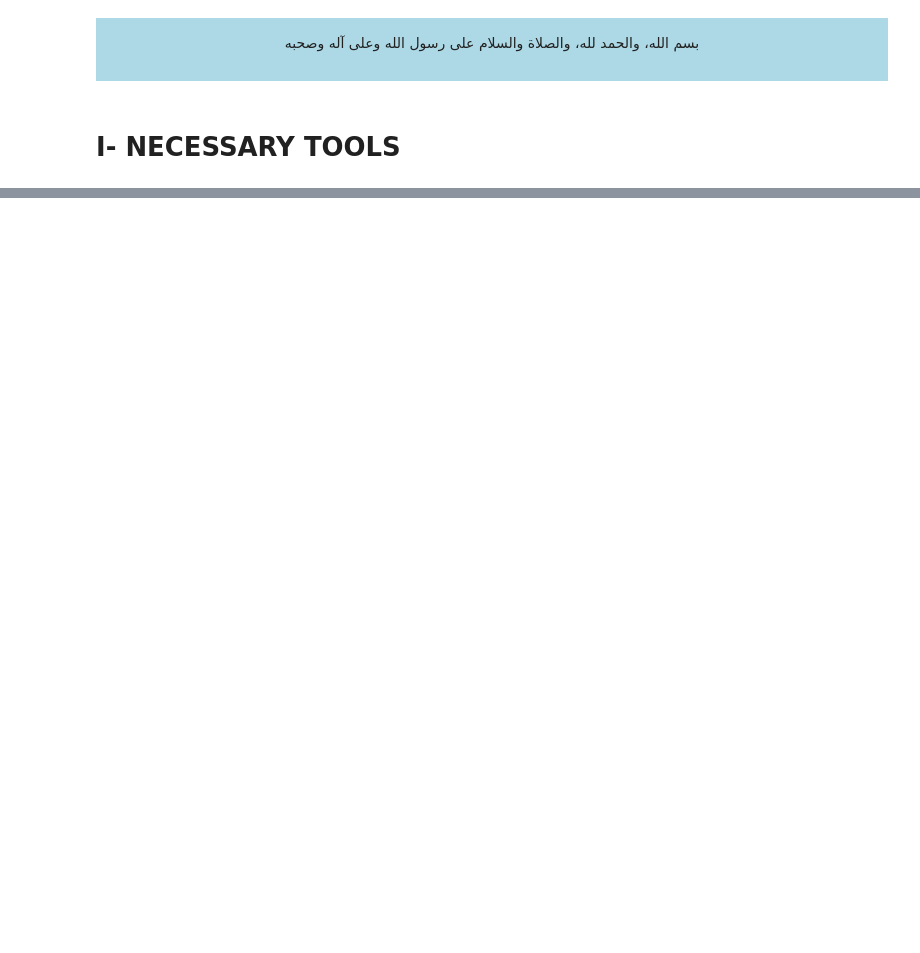
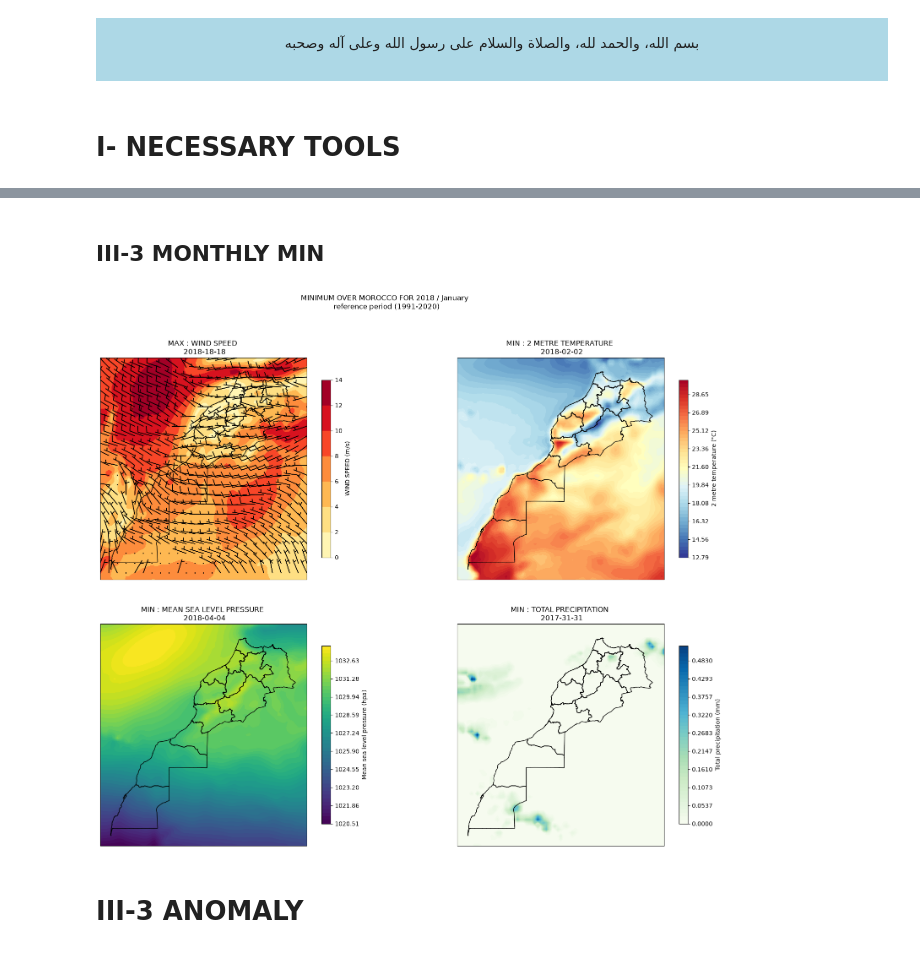
Before and after one commit to Mohamed-01-git/ME_R_SY, a Jupyter notebook: notebooks/01_explore_excel.ipynb, the cells around one changed output, grey strips where cells are left out. Cells and saved outputs as stored; diff of their text form; code cells hidden in the pictures; blank space fills up the shorter version.

```diff
--- a/notebooks/01_explore_excel.ipynb
+++ b/notebooks/01_explore_excel.ipynb
@@ -106 +135,9 @@ for i , var in enumerate([t_m , p_m , tp_m]) :
+# %% [markdown]
+## III-3 MONTHLY MIN
+# %%
+Plot.plot_max_days(daily_stats , "min" , year , month , output_dir)
+# %% [output]
+[figure, added]
+# %% [markdown]
+# III-3 ANOMALY
 # %%
```
Also changed, not shown: parts of 18 cells of this notebook, 18 other files.
